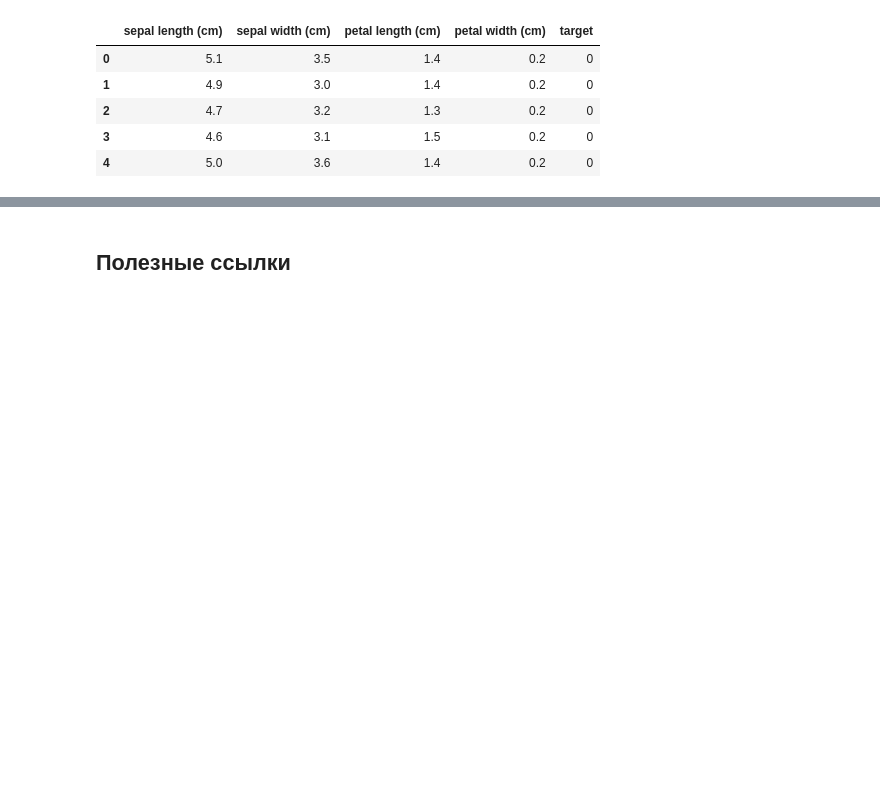
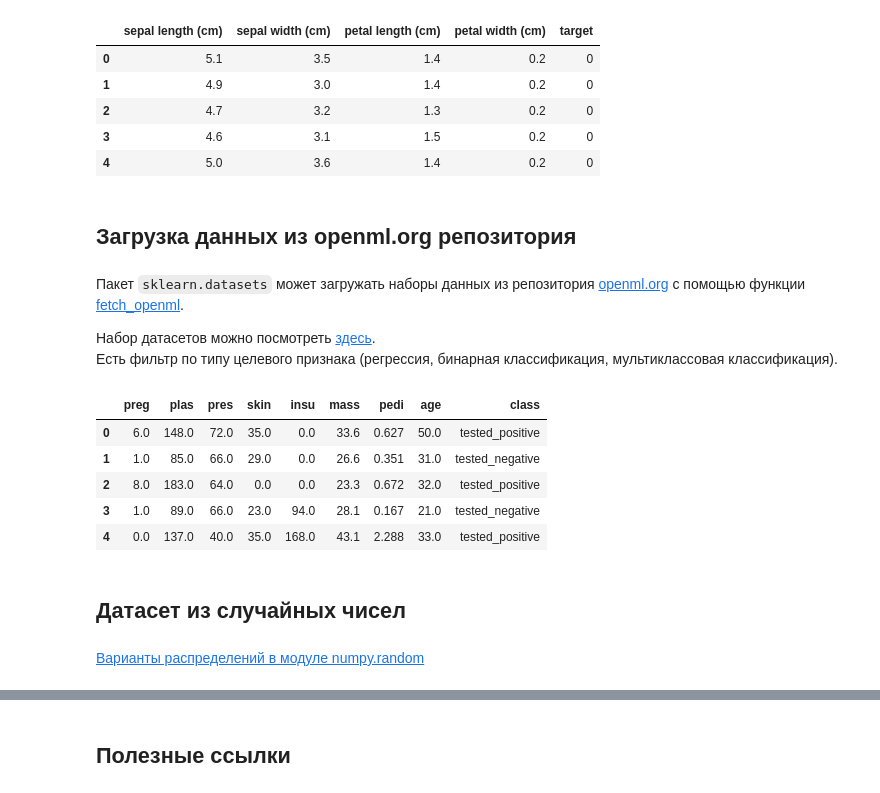
Before and after one commit to experiment0/data_science_helpers, a Jupyter notebook: articles/data_examples.ipynb, the cells around one changed output, grey strips where cells are left out. Drawn from its saved outputs; the diff is of its cells as text; code cells hidden in the pictures; blank space fills up the shorter version.

```diff
--- a/articles/data_examples.ipynb
+++ b/articles/data_examples.ipynb
@@ -42,3 +48,28 @@ iris_data.head()
 | 2 | 4.7 | 3.2 | 1.3 | 0.2 | 0 |
 | 3 | 4.6 | 3.1 | 1.5 | 0.2 | 0 |
 | 4 | 5.0 | 3.6 | 1.4 | 0.2 | 0 |
+# %% [markdown]
+## Загрузка данных из openml.org репозитория
+# %% [markdown]
+Пакет `sklearn.datasets` может загружать наборы данных из репозитория [openml.org](https://openml.org/) с помощью функции [fetch_openml](https://scikit-learn.org/stable/datasets/loading_other_datasets.html#downloading-datasets-from-the-openml-org-repository).
+
+Набор датасетов можно посмотреть [здесь](https://openml.org/search?type=data&sort=runs&status=active).\
+Есть фильтр по типу целевого признака (регрессия, бинарная классификация, мультиклассовая классификация).
+# %%
+from sklearn.datasets import fetch_openml
+
+# Для примера возьмем данные о диабете
+diabetes_data_full = fetch_openml(name='diabetes')
+diabetes_data = diabetes_data_full['frame']
+diabetes_data.head()
+# %% [output]
+|  | preg | plas | pres | skin | insu | mass | pedi | age | class |
+| 0 | 6.0 | 148.0 | 72.0 | 35.0 | 0.0 | 33.6 | 0.627 | 50.0 | tested_positive |
+| 1 | 1.0 | 85.0 | 66.0 | 29.0 | 0.0 | 26.6 | 0.351 | 31.0 | tested_negative |
+| 2 | 8.0 | 183.0 | 64.0 | 0.0 | 0.0 | 23.3 | 0.672 | 32.0 | tested_positive |
+| 3 | 1.0 | 89.0 | 66.0 | 23.0 | 94.0 | 28.1 | 0.167 | 21.0 | tested_negative |
+| 4 | 0.0 | 137.0 | 40.0 | 35.0 | 168.0 | 43.1 | 2.288 | 33.0 | tested_positive |
+# %% [markdown]
+## Датасет из случайных чисел
+# %% [markdown]
+[Варианты распределений в модуле numpy.random](https://numpy.org/doc/stable/reference/random/legacy.html#distributions)
```
Also changed, not shown: parts of 4 cells of this notebook, 5 other files.
